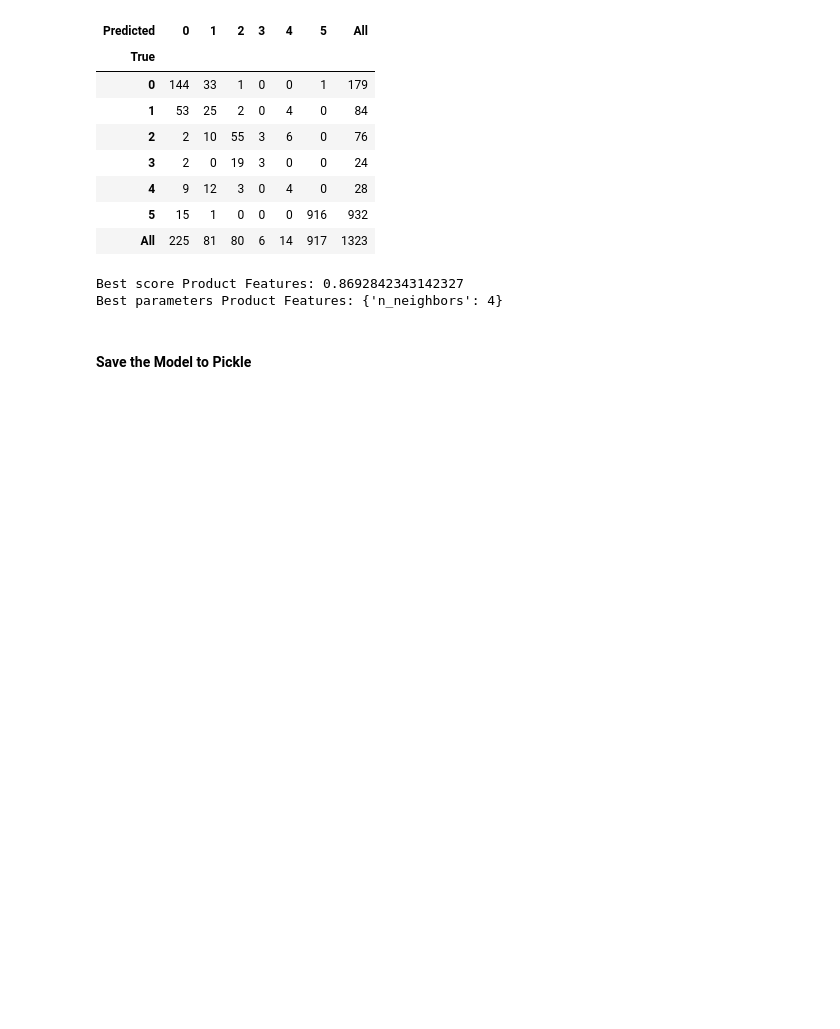
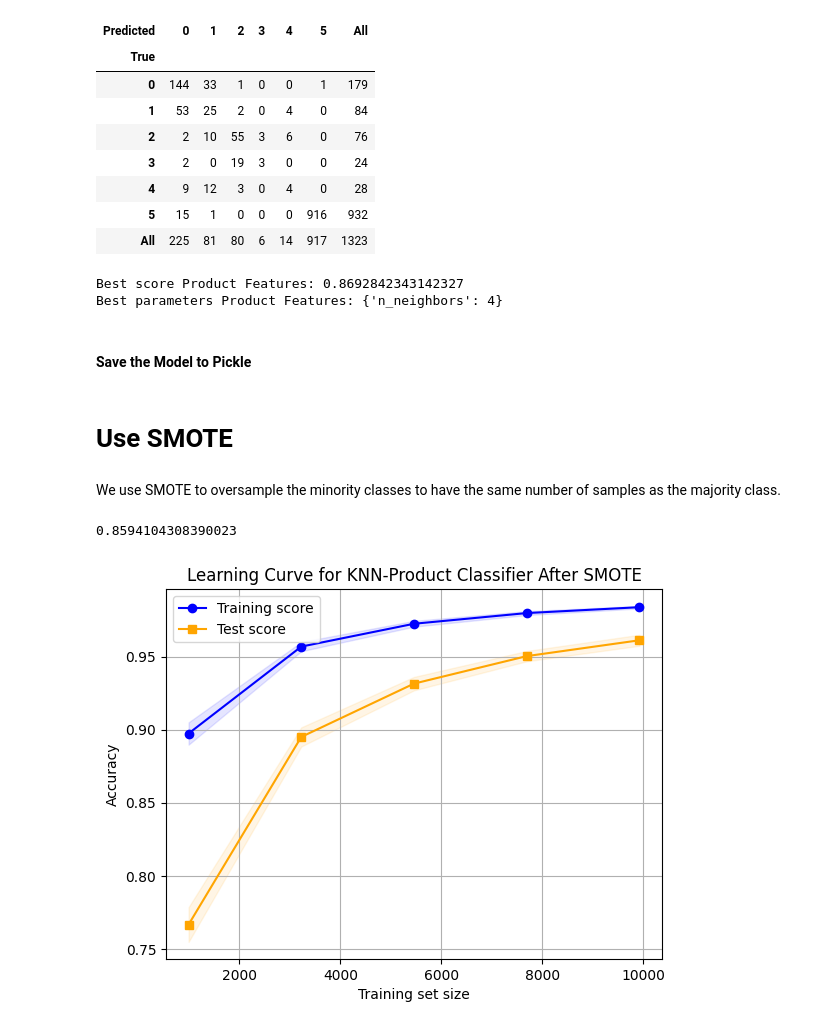
Before and after one commit to janeclrst/fores-1, a Jupyter notebook: knn_product.ipynb, the cells around one changed output. Saved outputs shown, nothing was run; the diff lists cells and outputs as text; code cells hidden in the pictures; blank space fills up the shorter version.

Commit message:
use smote class balancer

```diff
--- a/knn_product.ipynb
+++ b/knn_product.ipynb
@@ -356,0 +352,49 @@ pd.to_pickle(knn_fitzpatrick_product, "models/knn_fitzpatrick_vmean_product.pkl"
+# %% [markdown]
+# Use SMOTE
+# %% [markdown]
+We use SMOTE to oversample the minority classes to have the same number of samples as the majority class.
+# %%
+smote_product = SMOTE(k_neighbors=3)
+X_train_balanced, y_train_balanced = smote_product.fit_resample(X_train_fitzpatrick_product, y_train_fitzpatrick_product)
+# %%
+knn_product_smote = KNeighborsClassifier(n_neighbors=3)
+knn_product_smote.fit(X_train_balanced, y_train_balanced)
+knn_product_smote.score(X_test_fitzpatrick_product, y_test_fitzpatrick_product)
+# %% [output]
+0.8594104308390023
+# %%
+# Define the train_sizes and scoring metric
+train_sizes, train_scores, test_scores = learning_curve(
+    knn_product_smote,
+    X_train_balanced,
+    y_train_balanced,
+    train_sizes=np.linspace(0.1, 1.0, 5),
+    cv=ShuffleSplit(n_splits=50, test_size=0.2, random_state=0),
+    scoring="accuracy",
+)
+
+# Calculate mean and standard deviation for train and test scores
+train_mean = np.mean(train_scores, axis=1)
+train_std = np.std(train_scores, axis=1)
+test_mean = np.mean(test_scores, axis=1)
+test_std = np.std(test_scores, axis=1)
+
+# Plot the learning curve
+plt.plot(train_sizes, train_mean, color="blue", marker="o", label="Training score")
+plt.fill_between(
+    train_sizes, train_mean - train_std, train_mean + train_std, alpha=0.1, color="blue"
+)
+plt.plot(train_sizes, test_mean, color="orange", marker="s", label="Test score")
+plt.fill_between(
+    train_sizes, test_mean - test_std, test_mean + test_std, alpha=0.1, color="orange"
+)
+
+# Set labels and title
+plt.xlabel("Training set size")
+plt.ylabel("Accuracy")
+plt.title("Learning Curve for KNN-Product Classifier After SMOTE")
+plt.legend()
+plt.grid(True)
+plt.show()
+# %% [output]
+[figure, added]
```
Also changed, not shown: parts of 11 cells of this notebook, 1 other file.
